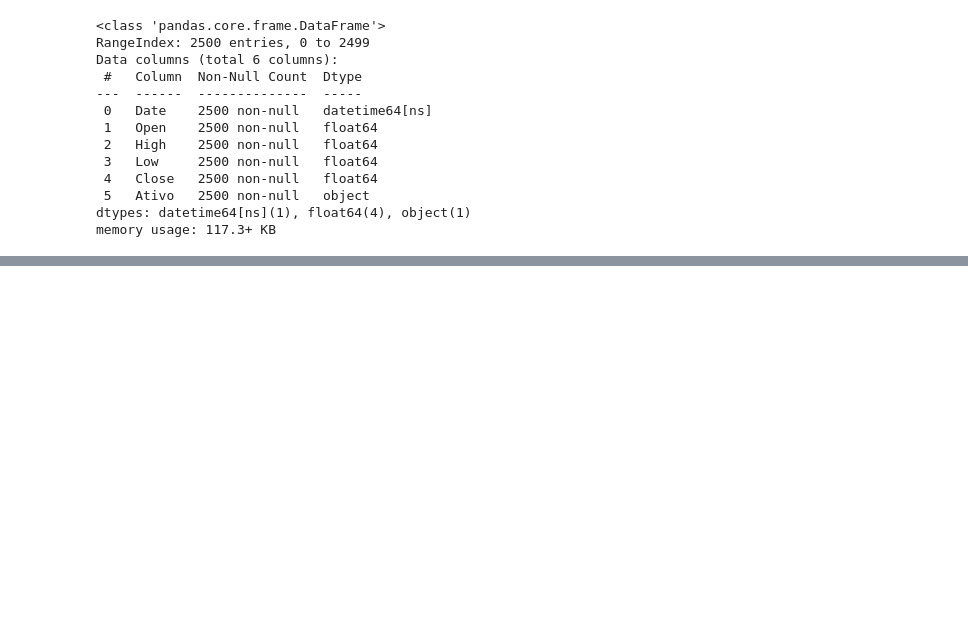
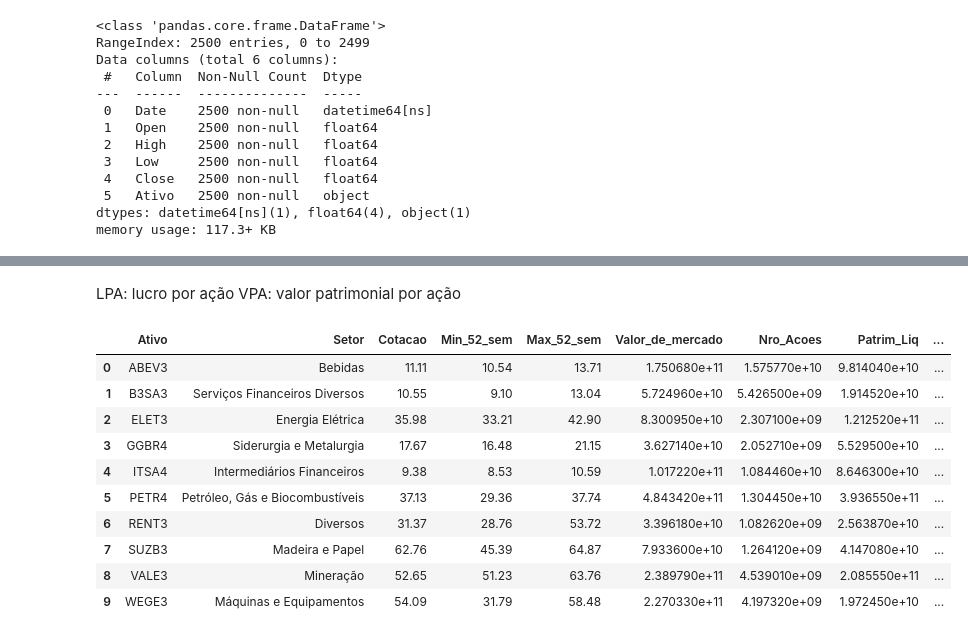
Before and after one commit to Cr0l3y/integ_python_BI, a Jupyter notebook: projeto.ipynb, the cells around one changed output, grey strips where cells are left out. Drawn from its saved outputs; the diff is of its cells as text; code cells hidden in the pictures; blank space fills up the shorter version.

Commit message:
ticks_acoes_carteira

```diff
--- a/projeto.ipynb
+++ b/projeto.ipynb
@@ -90,0 +108,11 @@ memory usage: 117.3+ KB
+# %%
+# Definindo a carteira de ações
+carteira_fund = ["ABEV3", "B3SA3", "ELET3", "GGBR4", "ITSA4",
+                 "PETR4", "RENT3", "SUZB3", "VALE3", "WEGE3"]
+# %%
+# Criando um df com algumas infos da carteira
+ind = pd.concat([fundamentus.get_papel(papel)[['Setor', 'Cotacao', 'Min_52_sem', 'Max_52_sem',
+                                               'Valor_de_mercado', 'Nro_Acoes', 'Patrim_Liq',
+                                               'Receita_Liquida_12m','Receita_Liquida_3m',
+                                               'Lucro_Liquido_12m', 'Lucro_Liquido_3m']] for papel in carteira_fund])
+ind.head(3)
@@ -90,0 +155,10 @@ memory usage: 117.3+ KB
+# %%
+#Usando os ticks
+ind = ind.reset_index()
+ind.rename(columns={"index": "Ativo"}, inplace=True)
+
+# Alterando colunas object para numeric
+colunas = ['Cotacao', 'Min_52_sem', 'Max_52_sem', 'Valor_de_mercado', 'Nro_Acoes', 'Patrim_Liq',
+           'Receita_Liquida_12m', 'Receita_Liquida_3m', 'Lucro_Liquido_12m', 'Lucro_Liquido_3m']
+ind[colunas] = ind[colunas].apply(pd.to_numeric, errors='coerce', axis=1)
+ind.head()
@@ -90,0 +180,7 @@ memory usage: 117.3+ KB
+# %%
+# Criando um novo df com alguns indicadores da carteira
+ind_2 = fundamentus.get_resultado_raw().reset_index()
+ind_2 = ind_2.query("papel in @carteira_fund")
+ind_2 = ind_2[['papel','P/L', 'Div.Yield','P/VP','ROE']].reset_index(drop=True)
+ind_2.rename(columns={'papel': 'Ativo','Div.Yield':'DY'}, inplace= True)
+ind_2.head()
@@ -90,0 +194,23 @@ memory usage: 117.3+ KB
+# %% [markdown]
+LPA: lucro por ação
+VPA: valor patrimonial por ação
+# %%
+# Concatenando os dfs em um só com as infos e indicadores
+indicadores = pd.merge(ind, ind_2, on="Ativo")
+# Criando uma coluna para LPA (Lucro por Ação) e VPA (Valor Patrimonial por ação)
+# para calcular a fórmula de Graham  Valor intrínseco de uma ação (VI = √22,5 x LPA x VPA)
+indicadores["LPA"] = (indicadores["Lucro_Liquido_12m"] / indicadores["Nro_Acoes"]).round(2)
+indicadores["VPA"] = (indicadores["Patrim_Liq"] / indicadores["Nro_Acoes"]).round(2)
+indicadores
+# %% [output]
+|  | Ativo | Setor | Cotacao | Min_52_sem | Max_52_sem | Valor_de_mercado | Nro_Acoes | Patrim_Liq | ... |
+| 0 | ABEV3 | Bebidas | 11.11 | 10.54 | 13.71 | 1.750680e+11 | 1.575770e+10 | 9.814040e+10 | ... |
+| 1 | B3SA3 | Serviços Financeiros Diversos | 10.55 | 9.10 | 13.04 | 5.724960e+10 | 5.426500e+09 | 1.914520e+10 | ... |
+| 2 | ELET3 | Energia Elétrica | 35.98 | 33.21 | 42.90 | 8.300950e+10 | 2.307100e+09 | 1.212520e+11 | ... |
+| 3 | GGBR4 | Siderurgia e Metalurgia | 17.67 | 16.48 | 21.15 | 3.627140e+10 | 2.052710e+09 | 5.529500e+10 | ... |
+| 4 | ITSA4 | Intermediários Financeiros | 9.38 | 8.53 | 10.59 | 1.017220e+11 | 1.084460e+10 | 8.646300e+10 | ... |
+| 5 | PETR4 | Petróleo, Gás e Biocombustíveis | 37.13 | 29.36 | 37.74 | 4.843420e+11 | 1.304450e+10 | 3.936550e+11 | ... |
+| 6 | RENT3 | Diversos | 31.37 | 28.76 | 53.72 | 3.396180e+10 | 1.082620e+09 | 2.563870e+10 | ... |
+| 7 | SUZB3 | Madeira e Papel | 62.76 | 45.39 | 64.87 | 7.933600e+10 | 1.264120e+09 | 4.147080e+10 | ... |
+| 8 | VALE3 | Mineração | 52.65 | 51.23 | 63.76 | 2.389790e+11 | 4.539010e+09 | 2.085550e+11 | ... |
+| 9 | WEGE3 | Máquinas e Equipamentos | 54.09 | 31.79 | 58.48 | 2.270330e+11 | 4.197320e+09 | 1.972450e+10 | ... |
```
Also changed, not shown: parts of 12 cells of this notebook.
